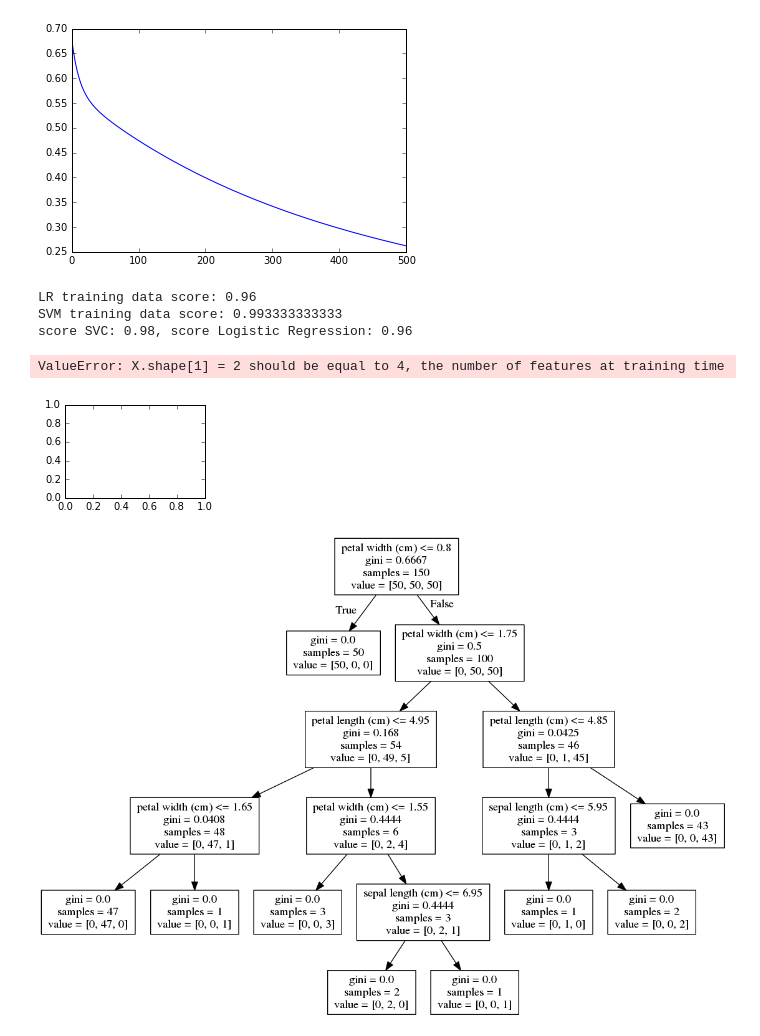
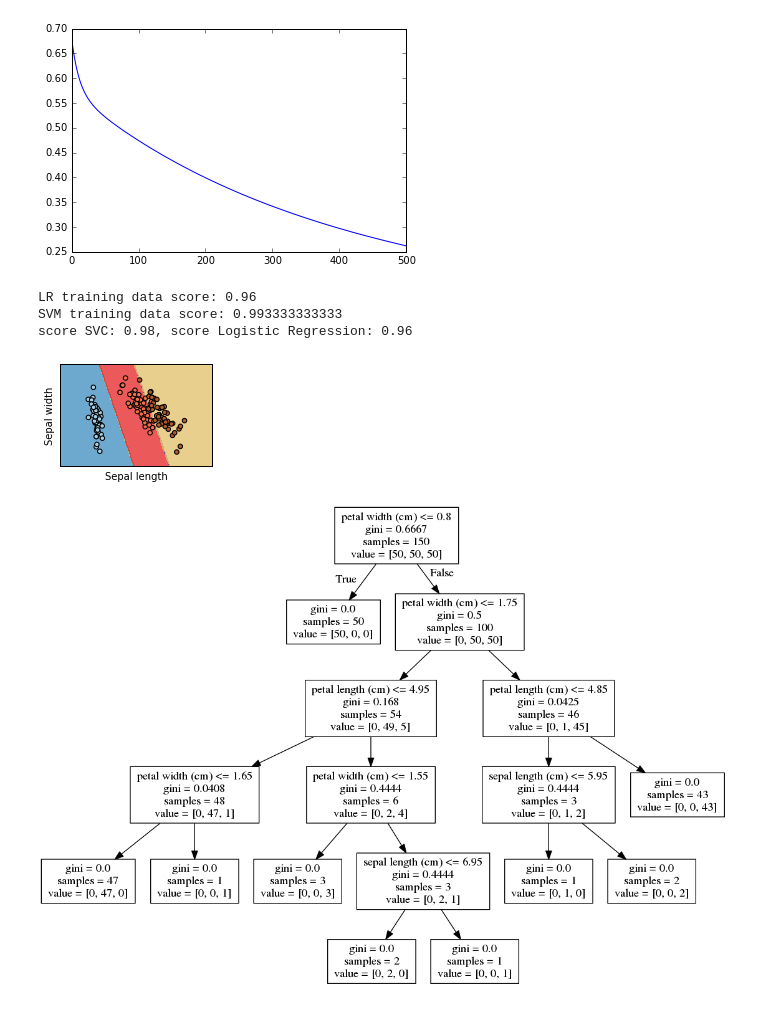
Before and after one commit to Rydra/ML-FirstSteps, a Jupyter notebook: IrisClassifier.ipynb, the cells around one changed output. Saved outputs shown, nothing was run; the diff lists cells and outputs as text; code cells hidden in the pictures.

```diff
--- a/IrisClassifier.ipynb
+++ b/IrisClassifier.ipynb
@@ -90,11 +90,11 @@ def drawDecisionBoundary(X, y, classifiers):
 
     # we create an instance of SVM and fit out data. We do not scale our
     # data since we want to plot the support vectors
-    C = 1.0  # SVM regularization parameter
-    svc = svm.SVC(kernel='linear', C=C).fit(X, y)
-    rbf_svc = svm.SVC(kernel='rbf', gamma=0.7, C=C).fit(X, y)
-    poly_svc = svm.SVC(kernel='poly', degree=3, C=C).fit(X, y)
-    lin_svc = svm.LinearSVC(C=C).fit(X, y)
+    #C = 1.0  # SVM regularization parameter
+    #svc = svm.SVC(kernel='linear', C=C).fit(X, y)
+    #rbf_svc = svm.SVC(kernel='rbf', gamma=0.7, C=C).fit(X, y)
+    #poly_svc = svm.SVC(kernel='poly', degree=3, C=C).fit(X, y)
+    #lin_svc = svm.LinearSVC(C=C).fit(X, y)
 
     # create a mesh to plot in
     x_min, x_max = X[:, 0].min() - 1, X[:, 0].max() + 1
@@ -109,11 +109,11 @@ def drawDecisionBoundary(X, y, classifiers):
               'SVC with polynomial (degree 3) kernel']
 
 
-    for i, clf in enumerate((svc, lin_svc, rbf_svc, poly_svc)):
+    for i, clf in enumerate(classifiers):
         # Plot the decision boundary. For that, we will assign a color to each
         # point in the mesh [x_min, m_max]x[y_min, y_max].
         plt.subplot(2, 2, i + 1)
-        plt.subplots_adjust(wspace=0.4, hspace=0.4)
+        #plt.subplots_adjust(wspace=0.4, hspace=0.4)
 
         Z = clf.predict(np.c_[xx.ravel(), yy.ravel()])
 
@@ -129,35 +129,43 @@ def drawDecisionBoundary(X, y, classifiers):
         plt.ylim(yy.min(), yy.max())
         plt.xticks(())
         plt.yticks(())
-        plt.title(titles[i])
+        #plt.title(titles[i])
 
     plt.show()
 # %%
 # Logistic regression with the library
 from sklearn.linear_model import LogisticRegression
 from sklearn import svm
 
 lr = LogisticRegression()
 lr.fit(X, y)
 print "LR training data score: {0}".format(lr.score(X, y))
 
 # SVM- Seems to fit better the data
 svc = svm.SVC(kernel='linear', C=1).fit(X, y)
 print "SVM training data score: {0}".format(svc.score(X, y))
 
 # SVC seems to fit the model way better for the training data. Let's do it with cross validation
 scoresSVC = cross_validation.cross_val_score(svc, X, y, cv=5)
 scoresLR = cross_validation.cross_val_score(lr, X, y, cv=5)
 
 print "score SVC: {0}, score Logistic Regression: {1}".format(scoresSVC.mean(), scoresLR.mean())
 
-#drawDecisionBoundary(X, y, [svc])
+# I'd wish to plot the features and see how well my classifier works. However, the iris dataset
+# has 4 features, and I can only plot in 2-3 dimensions. Therefore we'll apply PCA to reduce
+# dimensions
+
+from sklearn.decomposition import PCA
+pca = PCA(n_components=2, whiten=True).fit(X)
+X_pca = pca.transform(X)
+
+svc.fit(X_pca, y)
+drawDecisionBoundary(X_pca, y, [svc])
 # %% [output]
 LR training data score: 0.96
 SVM training data score: 0.993333333333
 score SVC: 0.98, score Logistic Regression: 0.96
-ValueError: X.shape[1] = 2 should be equal to 4, the number of features at training time
-[figure, old version]
+[figure, new version]
 # %%
 # Decision Tree with Iris
 from sklearn import tree
```
